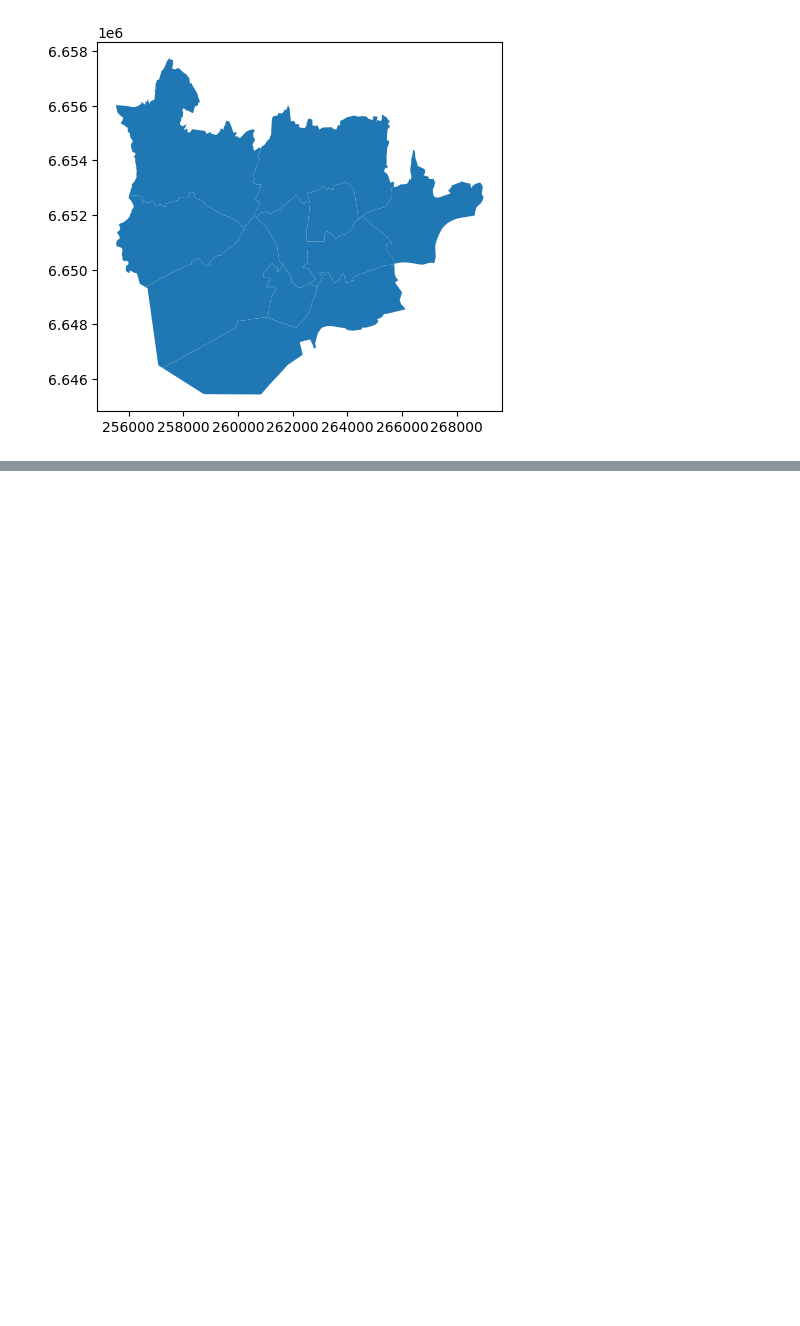
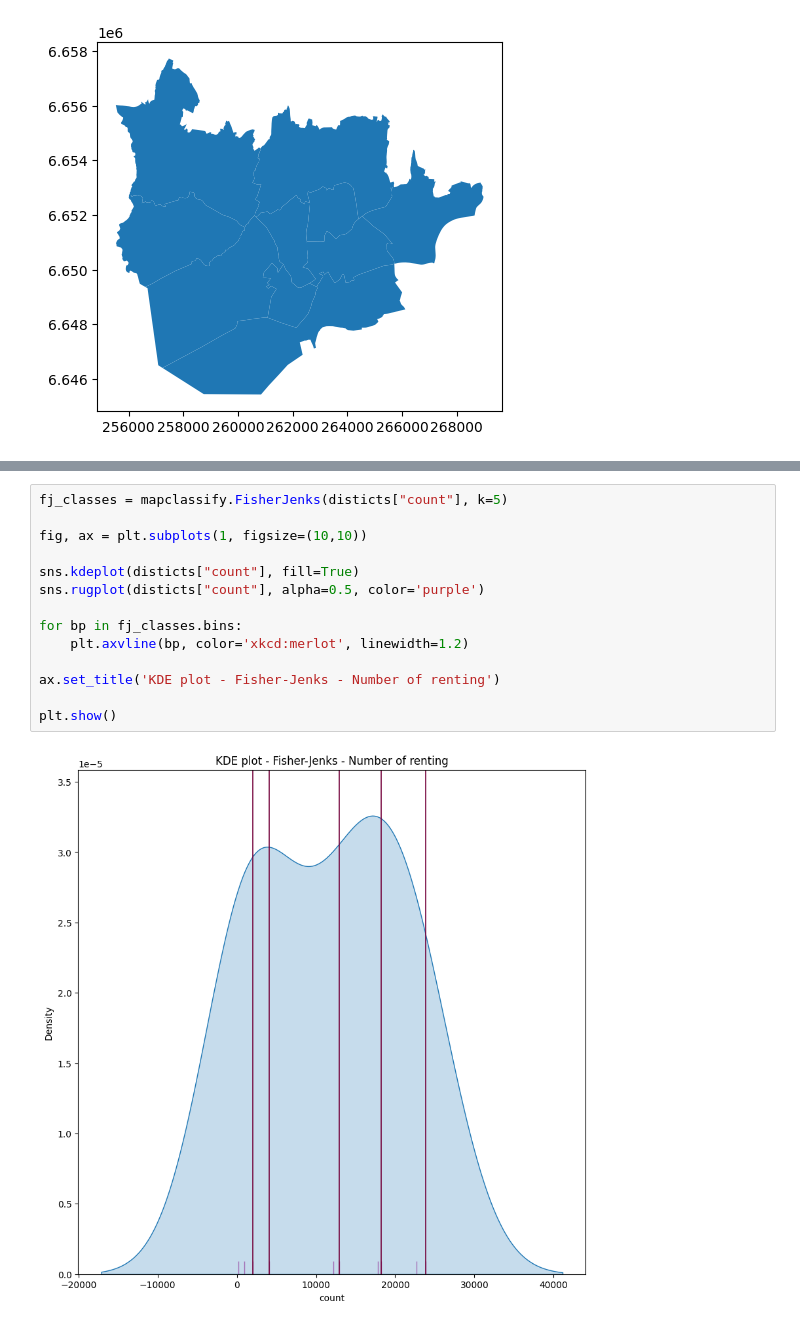
Before and after one commit to ThomasClaudinger/KDS_GeospatialDataScience_project, a Jupyter notebook: scripts/bike_points_per_districts.ipynb, the cells around one changed output, grey strips where cells are left out. Drawn from its saved outputs; the diff is of its cells as text; blank space fills up the shorter version.

```diff
--- a/scripts/bike_points_per_districts.ipynb
+++ b/scripts/bike_points_per_districts.ipynb
@@ -95,0 +121,16 @@ plt.show()
+# %%
+fj_classes = mapclassify.FisherJenks(disticts["count"], k=5)
+
+fig, ax = plt.subplots(1, figsize=(10,10))
+
+sns.kdeplot(disticts["count"], fill=True)
+sns.rugplot(disticts["count"], alpha=0.5, color='purple')
+
+for bp in fj_classes.bins:
+    plt.axvline(bp, color='xkcd:merlot', linewidth=1.2)
+
+ax.set_title('KDE plot - Fisher-Jenks - Number of renting')
+
+plt.show()
+# %% [output]
+[figure, added]
```
Also changed, not shown: parts of 6 cells of this notebook, 3 other files.
